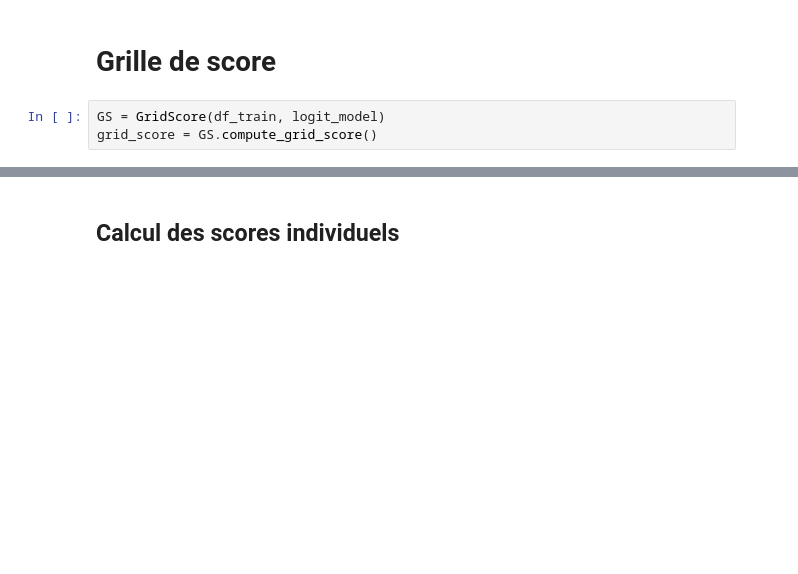
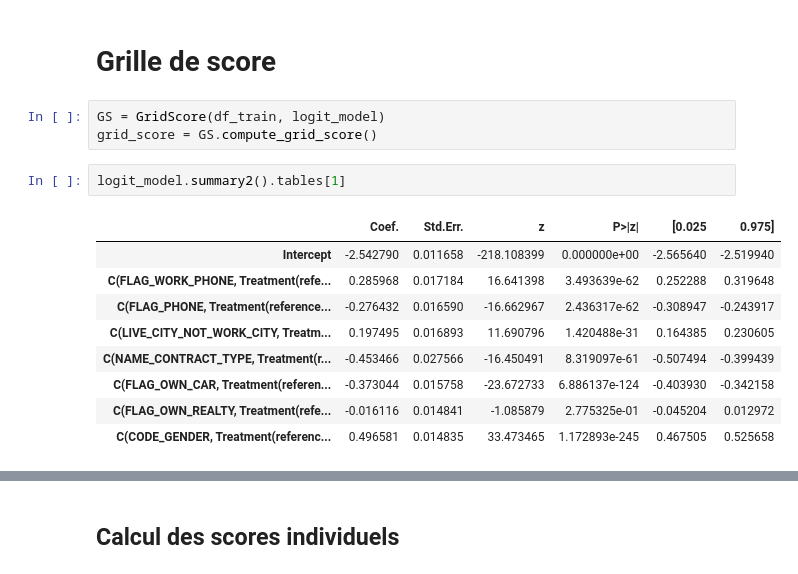
Before and after one commit to SamuelBaheux/Challenge_Nexialog, a Jupyter notebook: notebooks/grid_score.ipynb, the cells around one changed output, grey strips where cells are left out. Cells and saved outputs as stored; diff of their text form; blank space fills up the shorter version.

```diff
--- a/notebooks/grid_score.ipynb
+++ b/notebooks/grid_score.ipynb
@@ -84,6 +87,18 @@ gini_coefficient
 # %%
 GS = GridScore(df_train, logit_model)
 grid_score = GS.compute_grid_score()
+# %%
+logit_model.summary2().tables[1]
+# %% [output]
+|  | Coef. | Std.Err. | z | P>|z| | [0.025 | 0.975] |
+| Intercept | -2.542790 | 0.011658 | -218.108399 | 0.000000e+00 | -2.565640 | -2.519940 |
+| C(FLAG_WORK_PHONE, Treatment(refe... | 0.285968 | 0.017184 | 16.641398 | 3.493639e-62 | 0.252288 | 0.319648 |
+| C(FLAG_PHONE, Treatment(reference... | -0.276432 | 0.016590 | -16.662967 | 2.436317e-62 | -0.308947 | -0.243917 |
+| C(LIVE_CITY_NOT_WORK_CITY, Treatm... | 0.197495 | 0.016893 | 11.690796 | 1.420488e-31 | 0.164385 | 0.230605 |
+| C(NAME_CONTRACT_TYPE, Treatment(r... | -0.453466 | 0.027566 | -16.450491 | 8.319097e-61 | -0.507494 | -0.399439 |
+| C(FLAG_OWN_CAR, Treatment(referen... | -0.373044 | 0.015758 | -23.672733 | 6.886137e-124 | -0.403930 | -0.342158 |
+| C(FLAG_OWN_REALTY, Treatment(refe... | -0.016116 | 0.014841 | -1.085879 | 2.775325e-01 | -0.045204 | 0.012972 |
+| C(CODE_GENDER, Treatment(referenc... | 0.496581 | 0.014835 | 33.473465 | 1.172893e-245 | 0.467505 | 0.525658 |
 # %%
 grid_score
 # %% [output]
```
Also changed, not shown: parts of 9 cells of this notebook, 2 other files.
